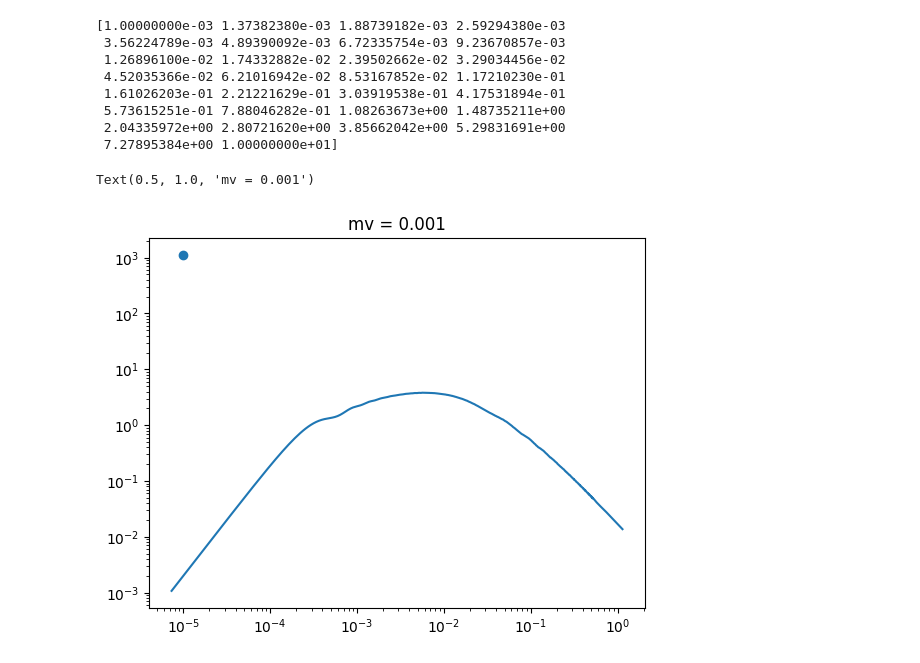
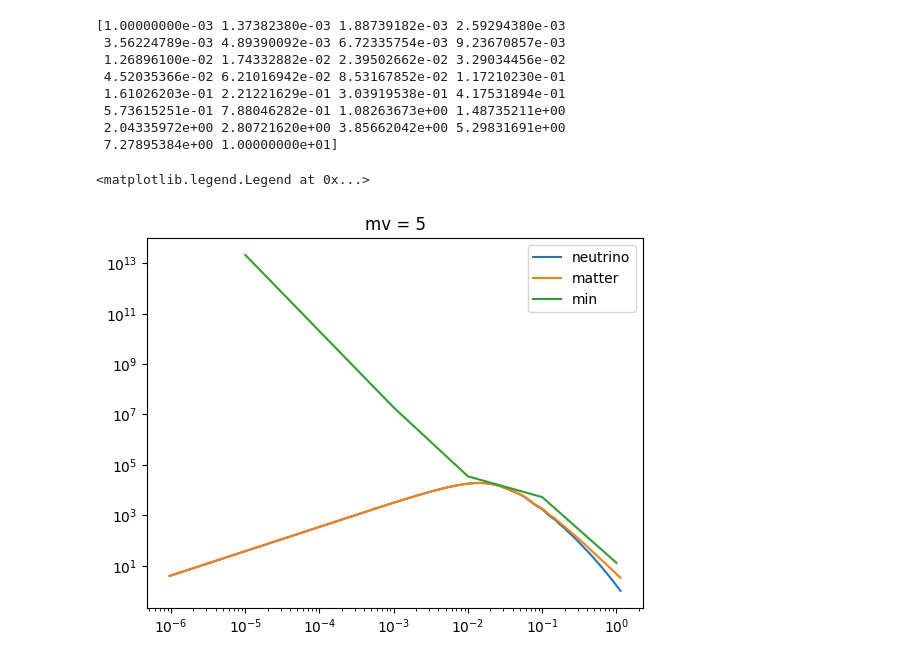
Before and after one commit to eriksteenberg/Power-spectrum-Test, a Jupyter notebook: Cdm med cs neutrino power spectrum.ipynb, the cells around one changed output. Cells and saved outputs as stored; diff of their text form; code cells hidden in the pictures.

```diff
--- a/Cdm med cs neutrino power spectrum.ipynb
+++ b/Cdm med cs neutrino power spectrum.ipynb
@@ -252,12 +252,20 @@ def simuler(mv_test, # eV
 
     return Res
 # %%
-kvec = [1e-5]#,1e-4,1e-3,1e-2,1e-1,1e0]
+kvec = [1e-5,1e-4,1e-3,1e-2,1e-1,1e0]
 neu_lst = simuler(mv_test,kvec=kvec,T_ini1=1e2)
-# %%
-plt.loglog(k,-tranf["d_ncdm[0]"])
-plt.scatter(kvec,-neu_lst)
-plt.title("mv = %s"%mv_test)
-# %% [output]
-Text(0.5, 1.0, 'mv = 0.001')
-[figure, removed]
+# %%
+kvec = np.array(kvec)
+prim_interp = scipy.interpolate.interp1d(prim["k [1/Mpc]"],prim["P_scalar(k)"], fill_value="extrapolate",kind="cubic")
+plt.figure(1)
+
+plt.loglog(k, 2*np.pi**2 * tranf["d_ncdm[0]"]**2* k**(-3) * prim_interp(k) * h**3,label="neutrino")
+plt.loglog(k, 2*np.pi**2 * tranf["d_m"]** 2 *k**(-3) *  prim_interp(k) * h**3,label="matter")
+
+#plt.loglog(k,-tranf["d_ncdm[0]"])
+plt.loglog(kvec,2*np.pi**2 * neu_lst**2 * kvec**(-3) * prim_interp(kvec)*h**3,label="min")
+plt.title("mv = %s"%mv_test)
+plt.legend()
+# %% [output]
+<matplotlib.legend.Legend at 0x...>
+[figure, added]
```
Also changed, not shown: parts of 3 cells of this notebook, 2 other files.
